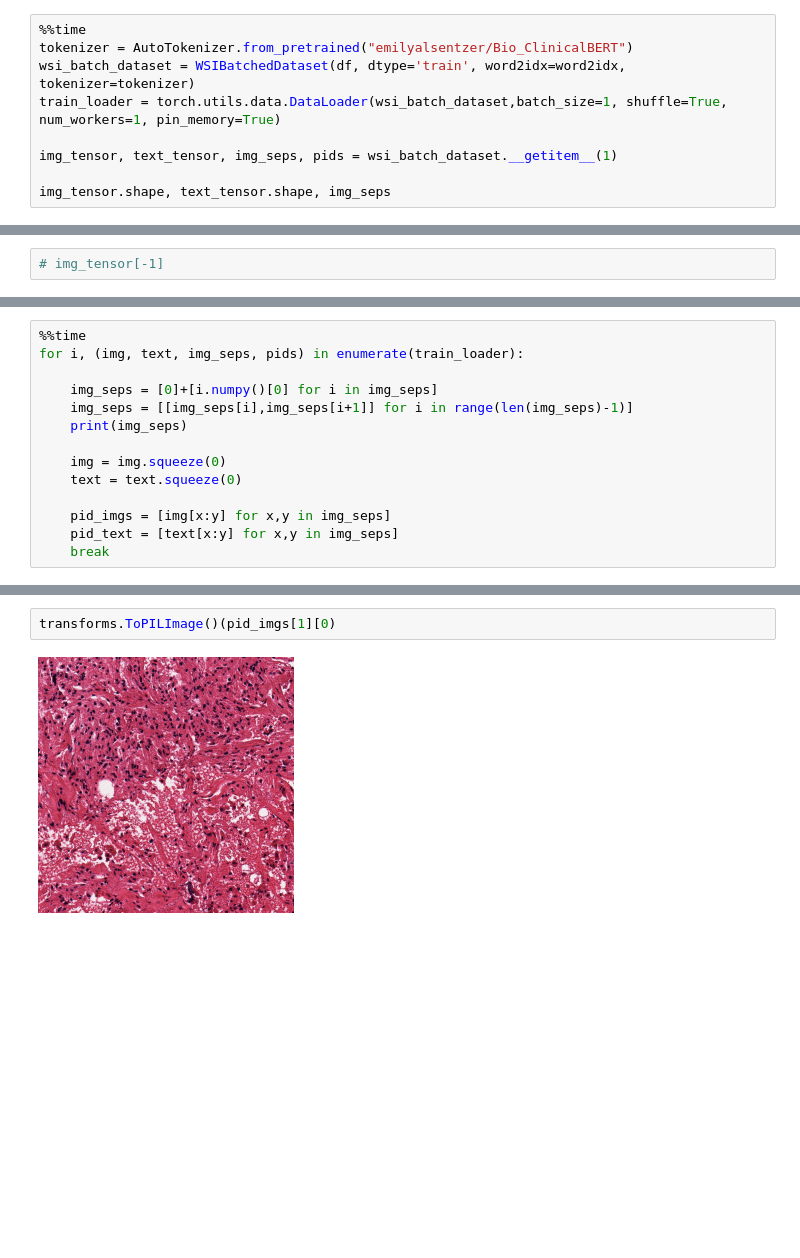
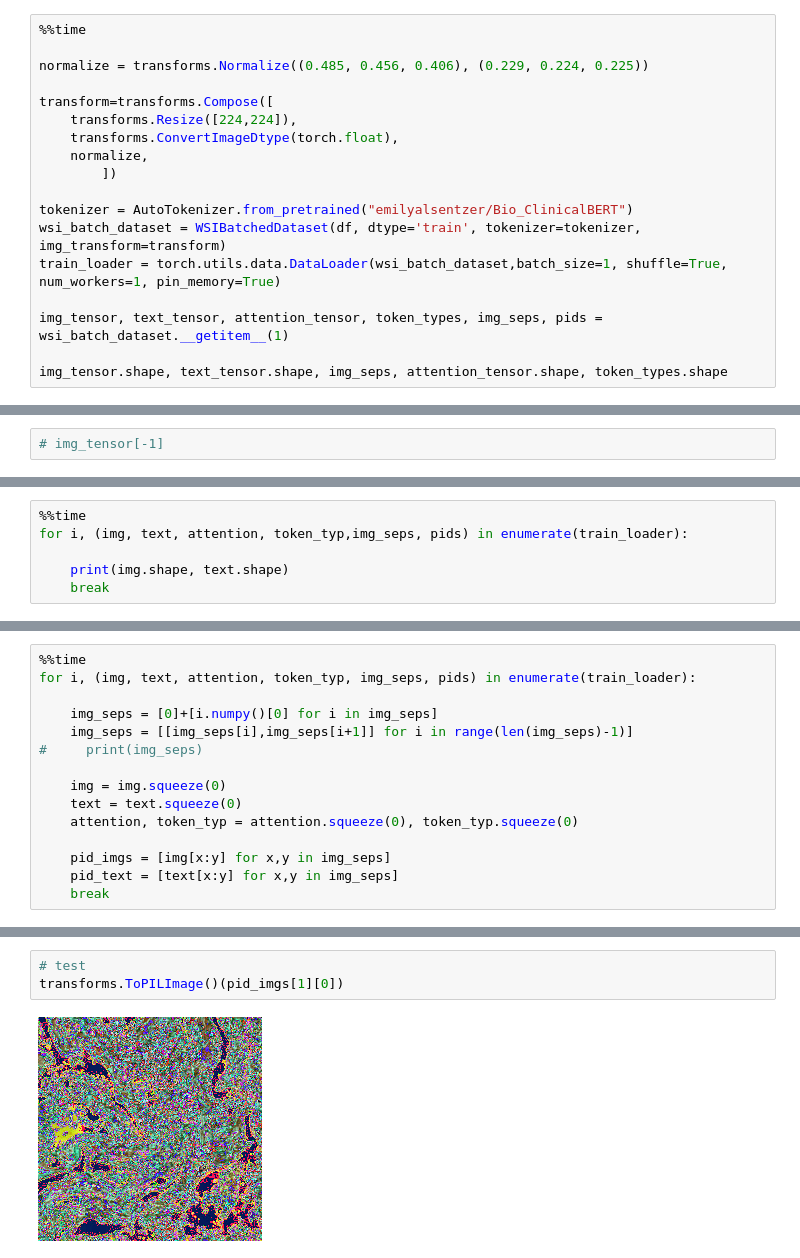
Before and after one commit to ssen7/medcap, a Jupyter notebook: notebooks/joint_training.ipynb, the cells around one changed output, grey strips where cells are left out. Cells and saved outputs as stored; diff of their text form; blank space fills up the shorter version.

Commit message:
updated joint_training notebook

```diff
--- a/notebooks/joint_training.ipynb
+++ b/notebooks/joint_training.ipynb
@@ -264,11 +275,20 @@ class WSIBatchedDataset(Dataset):
         return img_list, text_list, img_seps, pids
 # %%
 %%time
+
+normalize = transforms.Normalize((0.485, 0.456, 0.406), (0.229, 0.224, 0.225))
+
+transform=transforms.Compose([
+    transforms.Resize([224,224]),
+    transforms.ConvertImageDtype(torch.float),
+    normalize,
+        ])
+
 tokenizer = AutoTokenizer.from_pretrained("emilyalsentzer/Bio_ClinicalBERT")
-wsi_batch_dataset = WSIBatchedDataset(df, dtype='train', word2idx=word2idx, tokenizer=tokenizer)
+wsi_batch_dataset = WSIBatchedDataset(df, dtype='train', tokenizer=tokenizer, img_transform=transform)
 train_loader = torch.utils.data.DataLoader(wsi_batch_dataset,batch_size=1, shuffle=True, num_workers=1, pin_memory=True)
 
-img_tensor, text_tensor, img_seps, pids = wsi_batch_dataset.__getitem__(1)
+img_tensor, text_tensor, attention_tensor, token_types, img_seps, pids = wsi_batch_dataset.__getitem__(1)
 
-img_tensor.shape, text_tensor.shape, img_seps
+img_tensor.shape, text_tensor.shape, img_seps, attention_tensor.shape, token_types.shape
 # %% [output]
@@ -283,0 +304,6 @@ Wall time: 1.51 s
+# %%
+%%time
+for i, (img, text, attention, token_typ,img_seps, pids) in enumerate(train_loader):
+
+    print(img.shape, text.shape)
+    break
@@ -284,13 +316,14 @@ Wall time: 1.51 s
 # %%
 %%time
-for i, (img, text, img_seps, pids) in enumerate(train_loader):
+for i, (img, text, attention, token_typ, img_seps, pids) in enumerate(train_loader):
 
     img_seps = [0]+[i.numpy()[0] for i in img_seps]
     img_seps = [[img_seps[i],img_seps[i+1]] for i in range(len(img_seps)-1)]
-    print(img_seps)
+#     print(img_seps)
 
     img = img.squeeze(0)
     text = text.squeeze(0)
+    attention, token_typ = attention.squeeze(0), token_typ.squeeze(0)
 
     pid_imgs = [img[x:y] for x,y in img_seps]
     pid_text = [text[x:y] for x,y in img_seps]
@@ -304,5 +340,6 @@ Wall time: 858 ms
 # %%
-transforms.ToPILImage()(pid_imgs[1][0)
+# test
+transforms.ToPILImage()(pid_imgs[1][0])
 # %% [output]
-[figure, old version]
+[figure, new version]
 # %%
```
Also changed, not shown: parts of 55 cells of this notebook, 1 other file.
